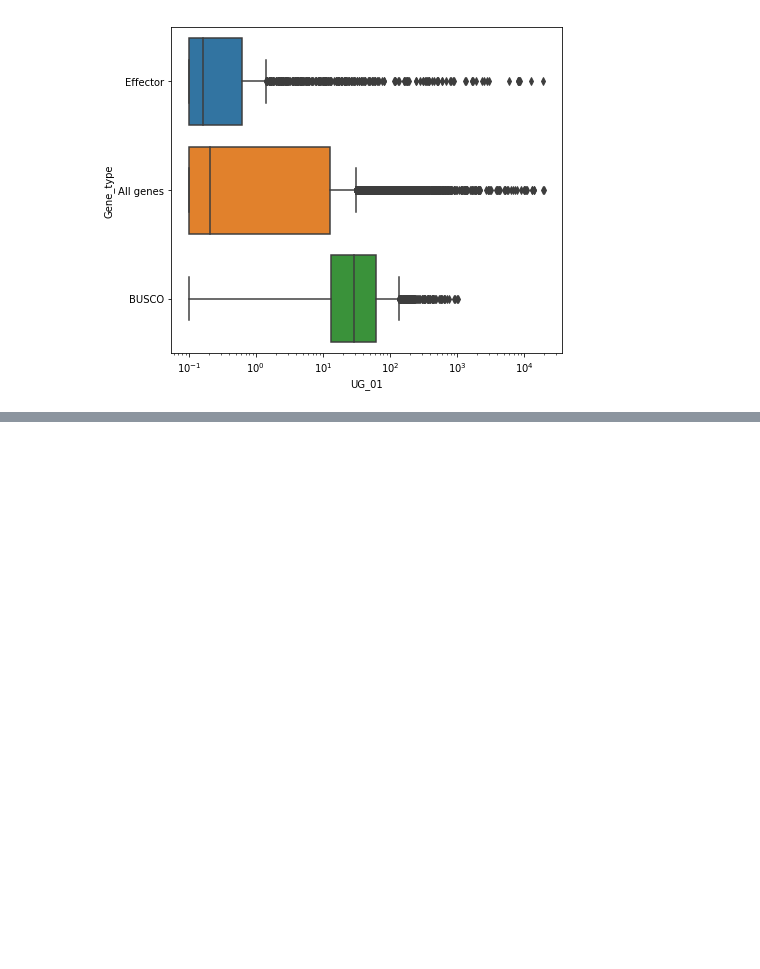
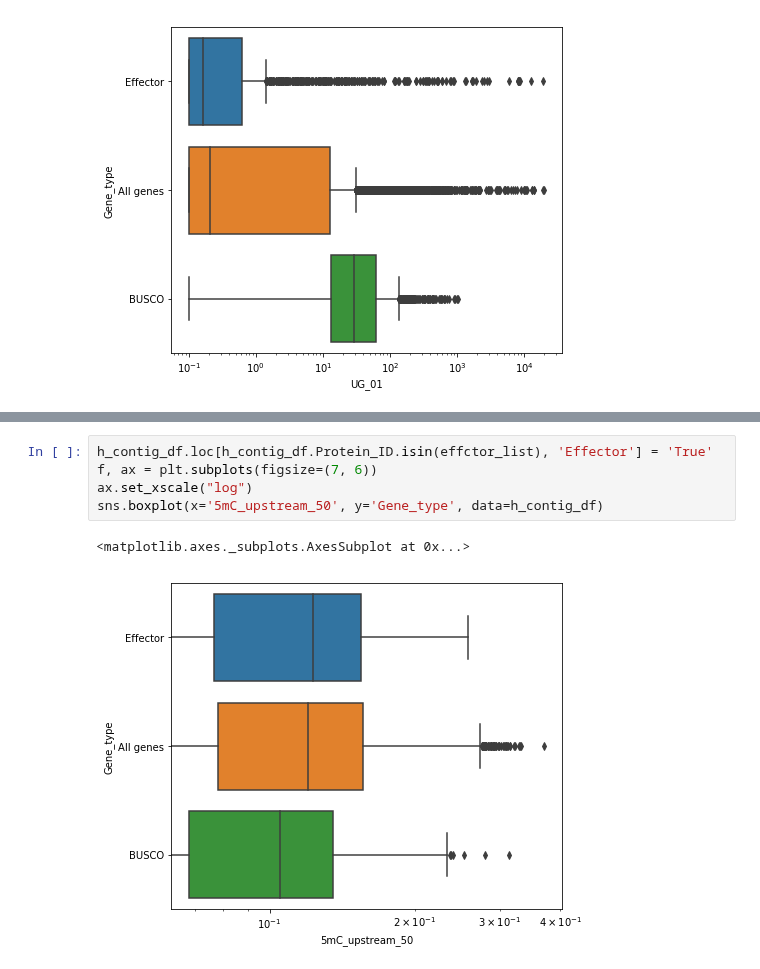
Before and after one commit to BenjaminSchwessinger/Honours_year, a Jupyter notebook: fisher/methylation/Methylations_interpretation.ipynb, the cells around one changed output, grey strips where cells are left out. Cells and saved outputs as stored; diff of their text form; blank space fills up the shorter version.

```diff
--- a/fisher/methylation/Methylations_interpretation.ipynb
+++ b/fisher/methylation/Methylations_interpretation.ipynb
@@ -225,0 +238,8 @@ sns.boxplot(x='UG_01', y='Gene_type', data=h_contig_df)
+# %%
+h_contig_df.loc[h_contig_df.Protein_ID.isin(effctor_list), 'Effector'] = 'True'
+f, ax = plt.subplots(figsize=(7, 6))
+ax.set_xscale("log")
+sns.boxplot(x='5mC_upstream_50', y='Gene_type', data=h_contig_df)
+# %% [output]
+<matplotlib.axes._subplots.AxesSubplot at 0x...>
+[figure, added]
```
Also changed, not shown: parts of 3 cells of this notebook.
